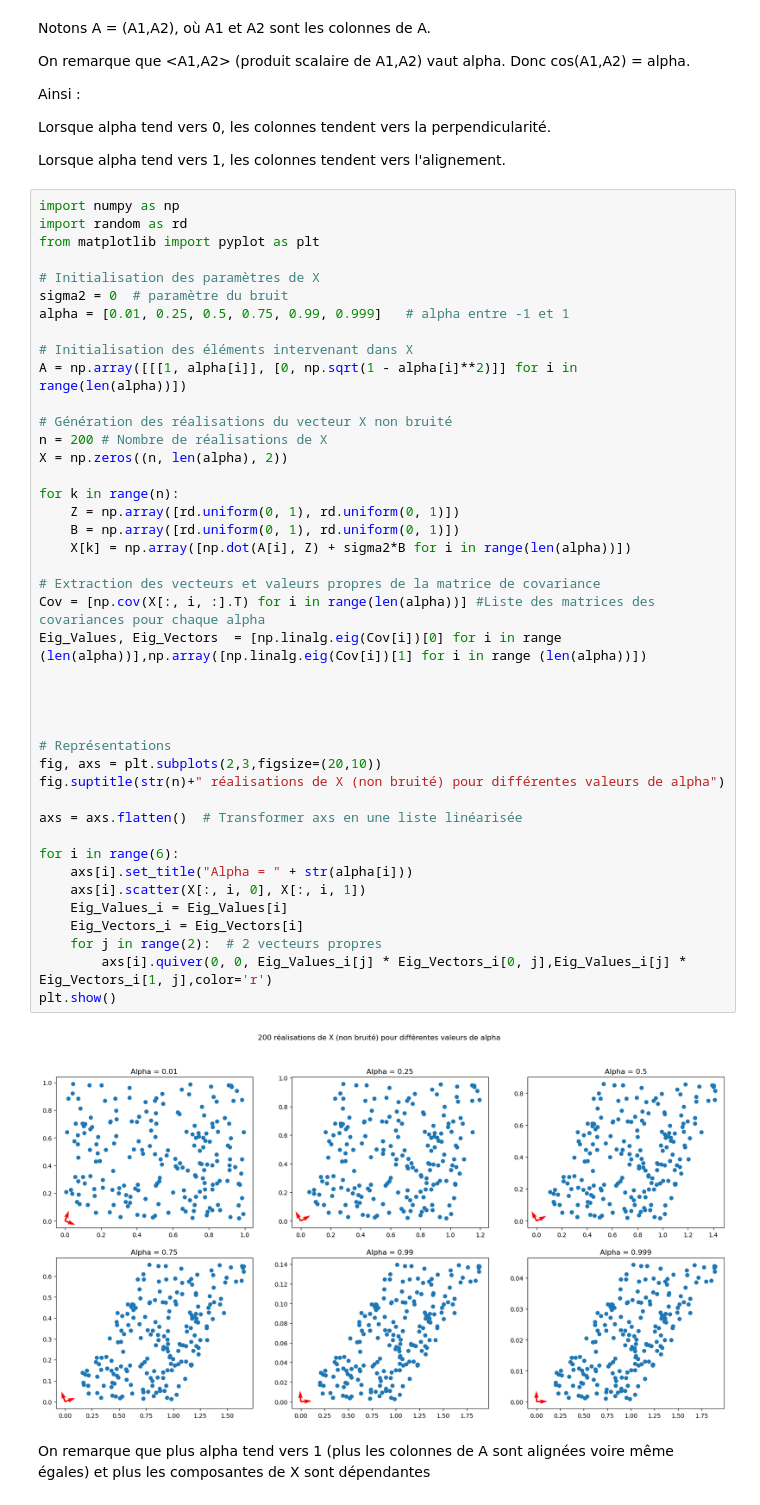
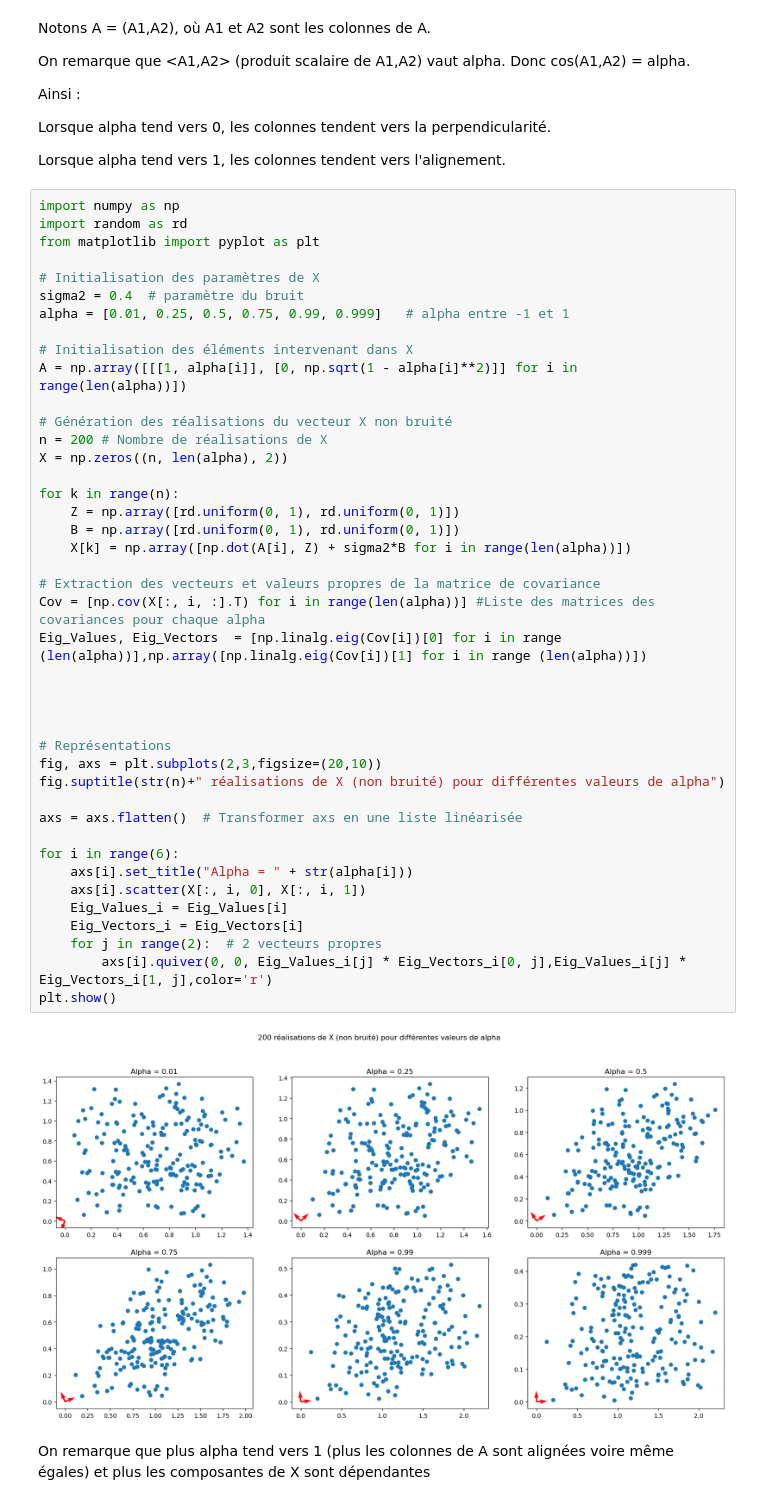
Before and after one commit to 0Pedrh0/BE_Analyse_Multivariee, a Jupyter notebook: Exercice_3.ipynb, the cells around one changed output. Saved outputs shown, nothing was run; the diff lists cells and outputs as text.

```diff
--- a/Exercice_3.ipynb
+++ b/Exercice_3.ipynb
@@ -17,7 +17,7 @@ import random as rd
 from matplotlib import pyplot as plt
 
 # Initialisation des paramètres de X
-sigma2 = 0  # paramètre du bruit
+sigma2 = 0.4  # paramètre du bruit
 alpha = [0.01, 0.25, 0.5, 0.75, 0.99, 0.999]   # alpha entre -1 et 1
 
 # Initialisation des éléments intervenant dans X
@@ -27,33 +27,33 @@ A = np.array([[[1, alpha[i]], [0, np.sqrt(1 - alpha[i]**2)]] for i in range(len(
 n = 200 # Nombre de réalisations de X
 X = np.zeros((n, len(alpha), 2))
 
 for k in range(n):
     Z = np.array([rd.uniform(0, 1), rd.uniform(0, 1)])
     B = np.array([rd.uniform(0, 1), rd.uniform(0, 1)])
     X[k] = np.array([np.dot(A[i], Z) + sigma2*B for i in range(len(alpha))])
 
 # Extraction des vecteurs et valeurs propres de la matrice de covariance
 Cov = [np.cov(X[:, i, :].T) for i in range(len(alpha))] #Liste des matrices des covariances pour chaque alpha
 Eig_Values, Eig_Vectors  = [np.linalg.eig(Cov[i])[0] for i in range (len(alpha))],np.array([np.linalg.eig(Cov[i])[1] for i in range (len(alpha))])
 
 
 
 
 # Représentations
 fig, axs = plt.subplots(2,3,figsize=(20,10))
 fig.suptitle(str(n)+" réalisations de X (non bruité) pour différentes valeurs de alpha")
 
 axs = axs.flatten()  # Transformer axs en une liste linéarisée
 
 for i in range(6):
     axs[i].set_title("Alpha = " + str(alpha[i]))
     axs[i].scatter(X[:, i, 0], X[:, i, 1])
     Eig_Values_i = Eig_Values[i]
     Eig_Vectors_i = Eig_Vectors[i]
     for j in range(2):  # 2 vecteurs propres
         axs[i].quiver(0, 0, Eig_Values_i[j] * Eig_Vectors_i[0, j],Eig_Values_i[j] * Eig_Vectors_i[1, j],color='r')
 plt.show()
 # %% [output]
-[figure, old version]
+[figure, new version]
 # %% [markdown]
 On remarque que plus alpha tend vers 1 (plus les colonnes de A sont alignées voire même égales) et plus les composantes de X sont dépendantes
```
Also changed, not shown: parts of 4 cells of this notebook.
